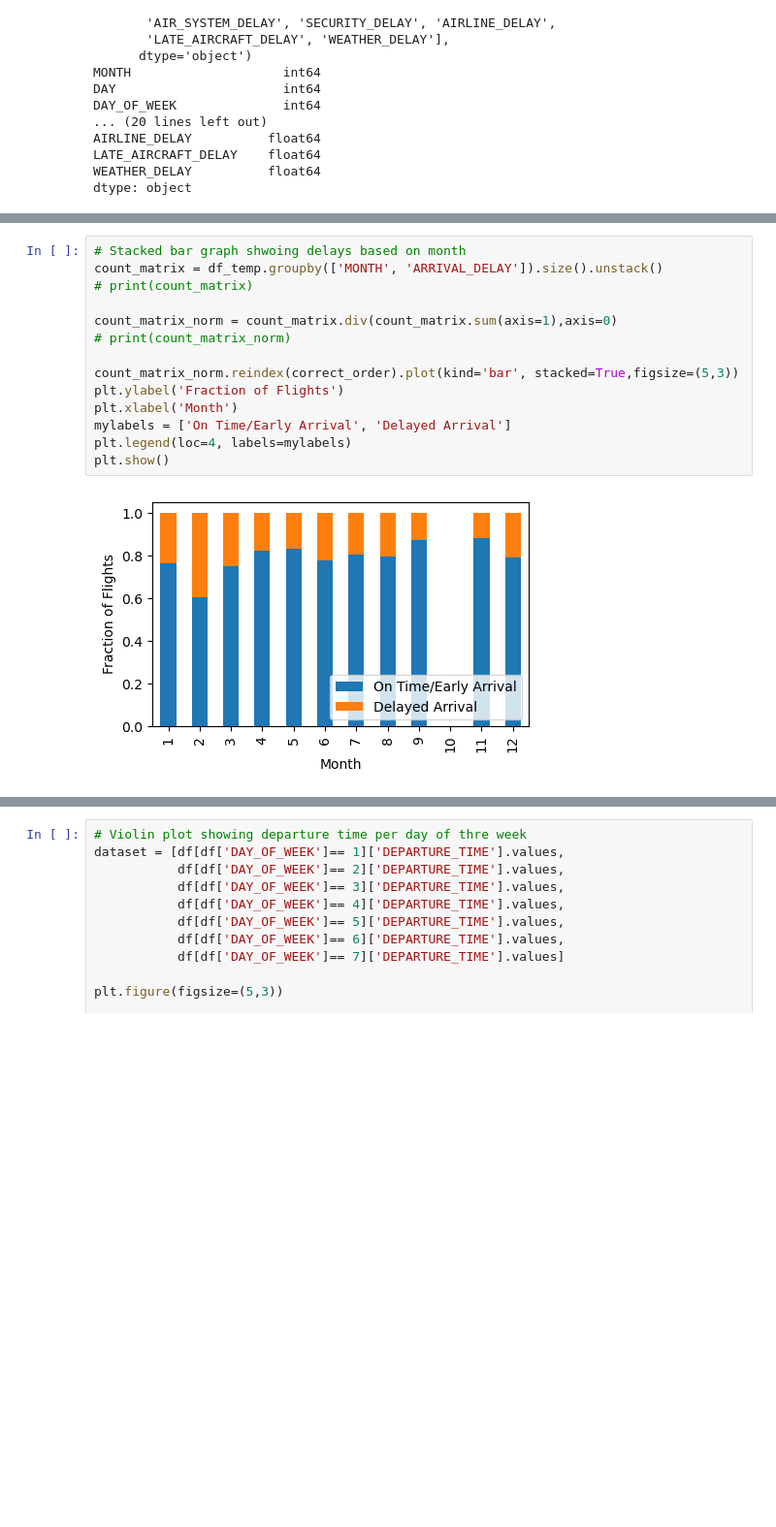
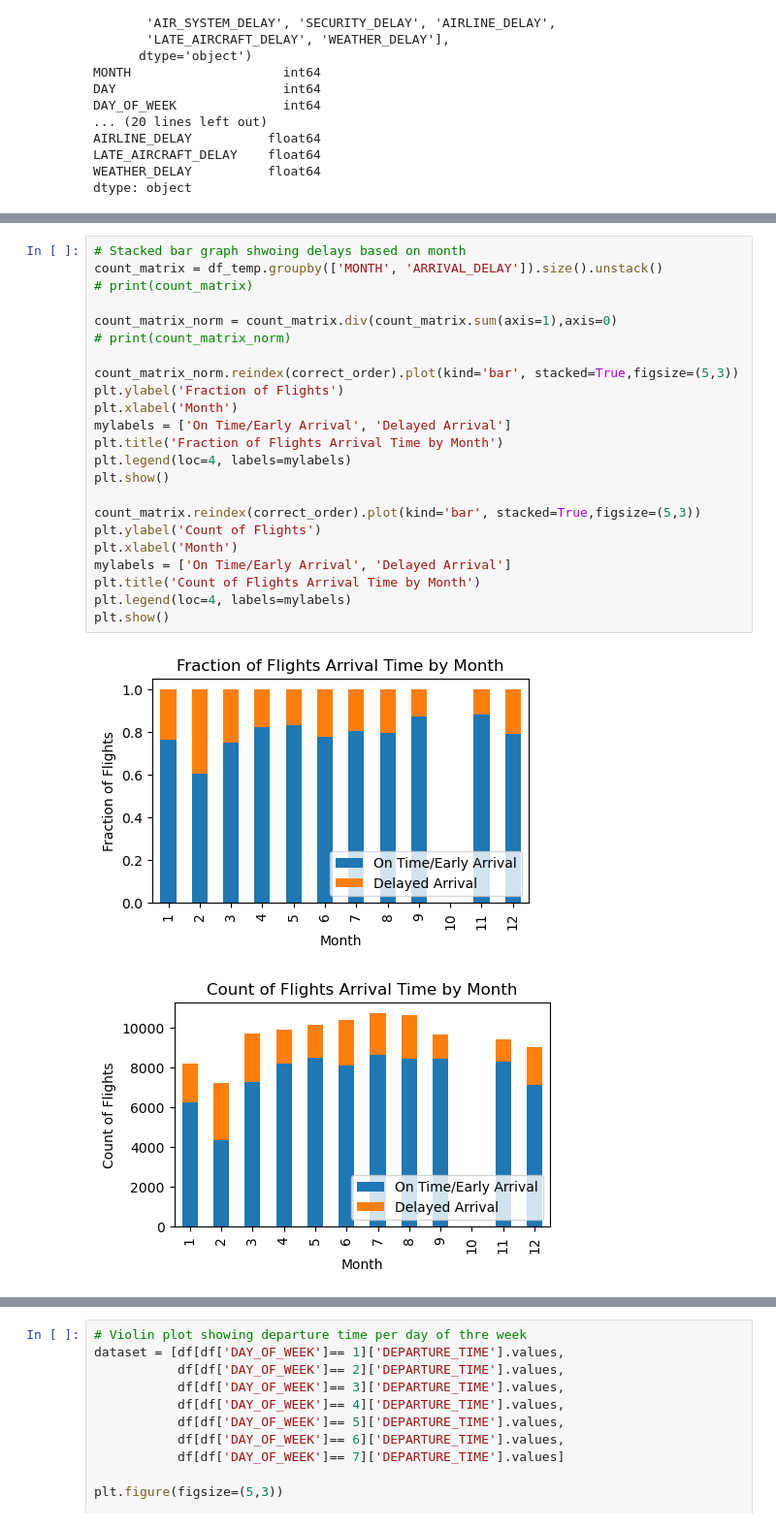
Before and after one commit to amanjal/Data1030-Final, a Jupyter notebook: EDA.ipynb, the cells around one changed output, grey strips where cells are left out. Shown: that part at 97% size. Cells and saved outputs as stored; diff of their text form; blank space fills up the shorter version.

```diff
--- a/EDA.ipynb
+++ b/EDA.ipynb
@@ -90,16 +97,26 @@ plt.show()
 # %%
 # Stacked bar graph shwoing delays based on month
 count_matrix = df_temp.groupby(['MONTH', 'ARRIVAL_DELAY']).size().unstack()
 # print(count_matrix)
 
 count_matrix_norm = count_matrix.div(count_matrix.sum(axis=1),axis=0)
 # print(count_matrix_norm)
 
 count_matrix_norm.reindex(correct_order).plot(kind='bar', stacked=True,figsize=(5,3))
 plt.ylabel('Fraction of Flights')
 plt.xlabel('Month')
 mylabels = ['On Time/Early Arrival', 'Delayed Arrival']
+plt.title('Fraction of Flights Arrival Time by Month')
 plt.legend(loc=4, labels=mylabels)
 plt.show()
+
+count_matrix.reindex(correct_order).plot(kind='bar', stacked=True,figsize=(5,3))
+plt.ylabel('Count of Flights')
+plt.xlabel('Month')
+mylabels = ['On Time/Early Arrival', 'Delayed Arrival']
+plt.title('Count of Flights Arrival Time by Month')
+plt.legend(loc=4, labels=mylabels)
+plt.show()
 # %% [output]
-[figure, old version]
+[figure, new version]
+[figure, added]
```
Also changed, not shown: parts of 10 cells of this notebook, 1 other file.
